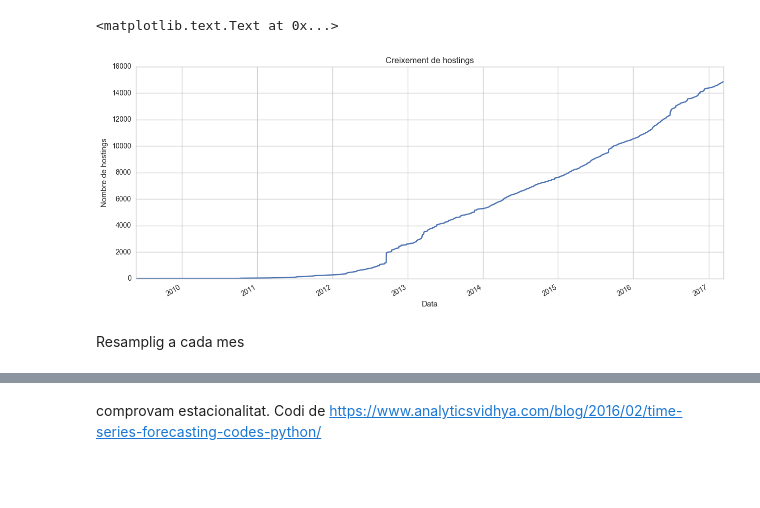
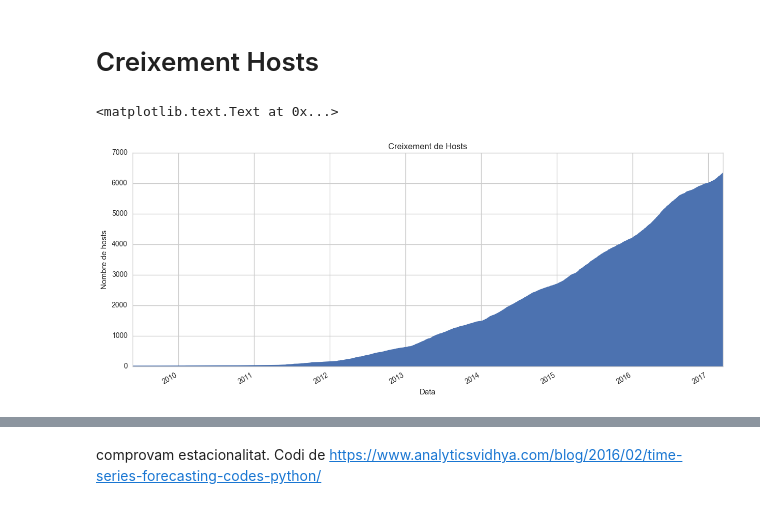
Before and after one commit to BielStela/InsideAirbnb, a Jupyter notebook: notebooks/Forecasting.ipynb, the cells around one changed output, grey strips where cells are left out. Drawn from its saved outputs; the diff is of its cells as text; code cells hidden in the pictures; blank space fills up the shorter version.

Commit message:
proliferació de hosts i 4 coses

```diff
--- a/notebooks/Forecasting.ipynb
+++ b/notebooks/Forecasting.ipynb
@@ -15,5 +17,5 @@ from statsmodels.tsa.seasonal import seasonal_decompose
 # %%
-data = pd.read_csv('listings_1.csv')
+data = pd.read_csv('listings_clean.csv')
 data['host_since'] = pd.to_datetime(data['host_since'], format="%Y-%m-%d")
 data['host_timing']=np.ones(len(data))
-host_count = data.host_timing.groupby(data.host_since).sum()
+list_count = data.host_timing.groupby(data.host_since).sum()
@@ -20,11 +42,20 @@ host_count = data.host_timing.groupby(data.host_since).sum()
+# %% [markdown]
+# Creixement Hosts
+# %%
+host_since = data[['host_since', 'host_id']]
+host_since = host_since.drop_duplicates(['host_id'])
+host_since['counts'] = np.ones(len(host_since))
+
+host_since.sort_values(['host_since'], inplace=True)
+host_since=host_since.reset_index(drop=True)
+
+host_since = host_since.counts.groupby(host_since.host_since).sum()
+host_since = host_since.cumsum()
 # %%
-host_grow = host_count.cumsum()
-host_grow.plot()
-plt.title('Creixement de hostings')
-plt.ylabel('Nombre de hostings')
+host_since.plot(kind='area')
+plt.title('Creixement de Hosts')
+plt.ylabel('Nombre de hosts')
 plt.xlabel('Data')
 # %% [output]
 <matplotlib.text.Text at 0x...>
-[figure, old version]
+[figure, new version]
-# %% [markdown]
-Resamplig a cada mes
```
Also changed, not shown: parts of 16 cells of this notebook.
